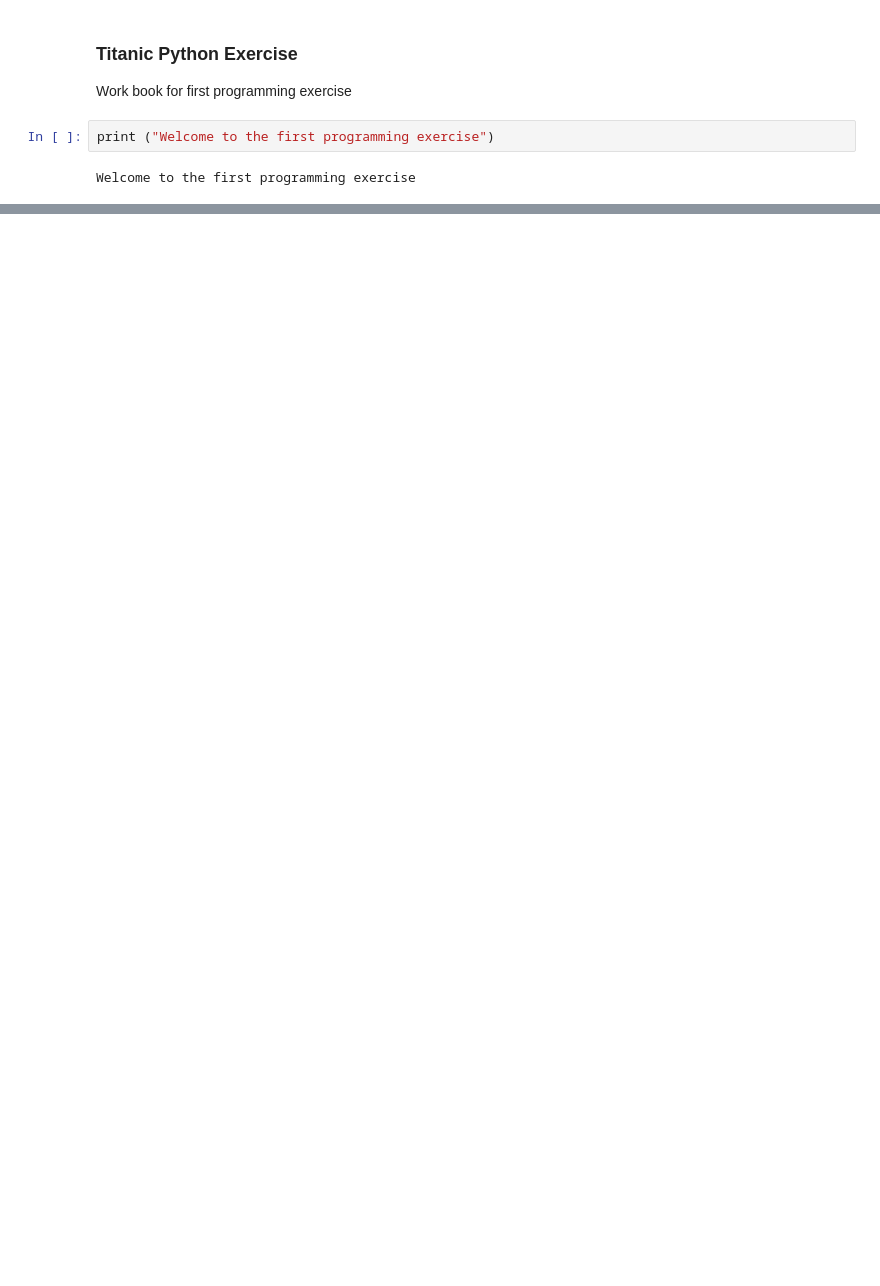
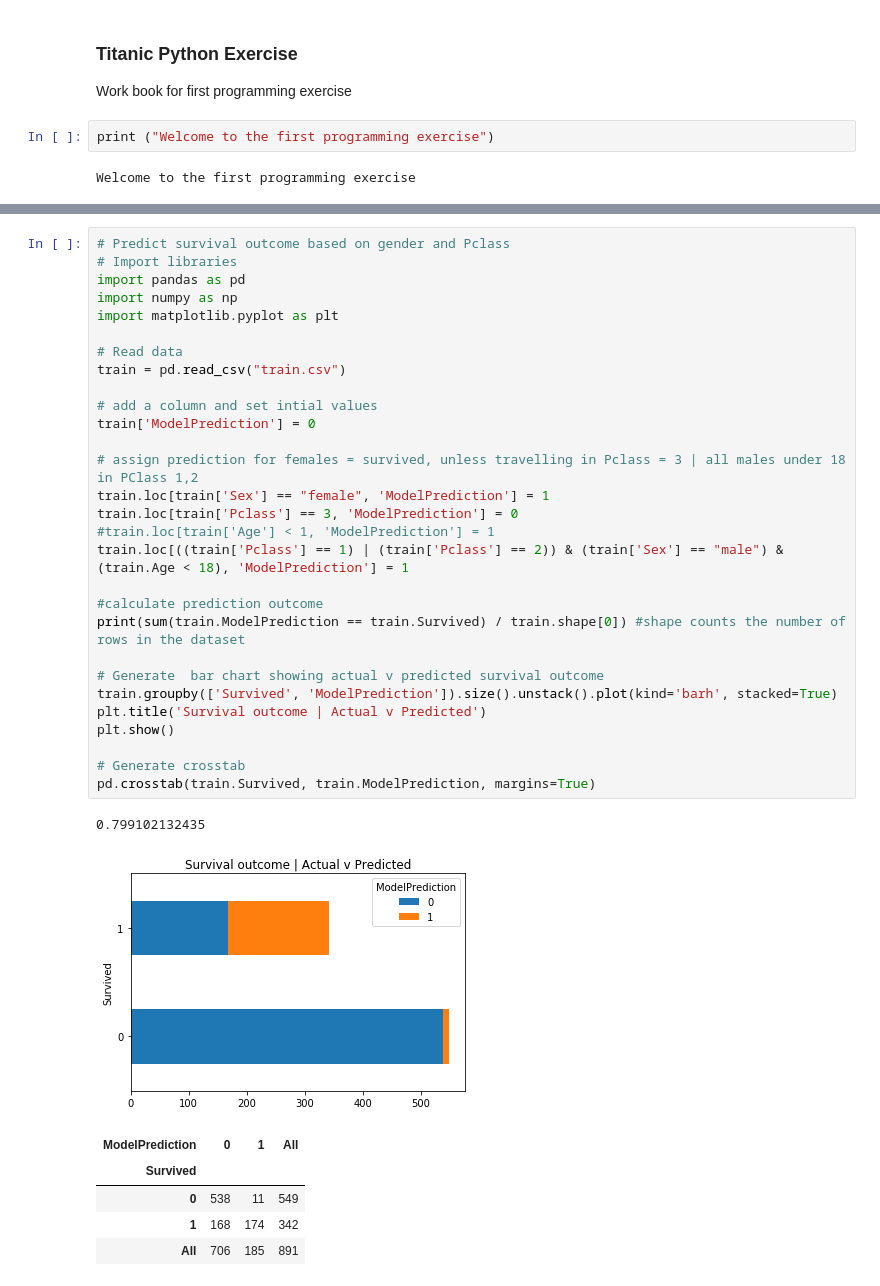
Before and after one commit to james-df/titanic_py, a Jupyter notebook: titanic_py.ipynb, the cells around one changed output, grey strips where cells are left out. Cells and saved outputs as stored; diff of their text form; blank space fills up the shorter version.

```diff
--- a/titanic_py.ipynb
+++ b/titanic_py.ipynb
@@ -55,0 +134,37 @@ Name: Survived, dtype: float64
+# %%
+# Predict survival outcome based on gender and Pclass
+# Import libraries
+import pandas as pd
+import numpy as np
+import matplotlib.pyplot as plt
+
+# Read data
+train = pd.read_csv("train.csv")
+
+# add a column and set intial values
+train['ModelPrediction'] = 0
+
+# assign prediction for females = survived, unless travelling in Pclass = 3 | all males under 18 in PClass 1,2
+train.loc[train['Sex'] == "female", 'ModelPrediction'] = 1
+train.loc[train['Pclass'] == 3, 'ModelPrediction'] = 0
+#train.loc[train['Age'] < 1, 'ModelPrediction'] = 1
+train.loc[((train['Pclass'] == 1) | (train['Pclass'] == 2)) & (train['Sex'] == "male") & (train.Age < 18), 'ModelPrediction'] = 1
+
+#calculate prediction outcome
+print(sum(train.ModelPrediction == train.Survived) / train.shape[0]) #shape counts the number of rows in the dataset
+
+# Generate  bar chart showing actual v predicted survival outcome
+train.groupby(['Survived', 'ModelPrediction']).size().unstack().plot(kind='barh', stacked=True)
+plt.title('Survival outcome | Actual v Predicted')
+plt.show()
+
+# Generate crosstab
+pd.crosstab(train.Survived, train.ModelPrediction, margins=True)
+# %% [output]
+0.799102132435
+[figure, added]
+| ModelPrediction | 0 | 1 | All |
+| Survived |  |  |  |
+| 0 | 538 | 11 | 549 |
+| 1 | 168 | 174 | 342 |
+| All | 706 | 185 | 891 |
```
Also changed, not shown: parts of 5 cells of this notebook, 2 other files.
